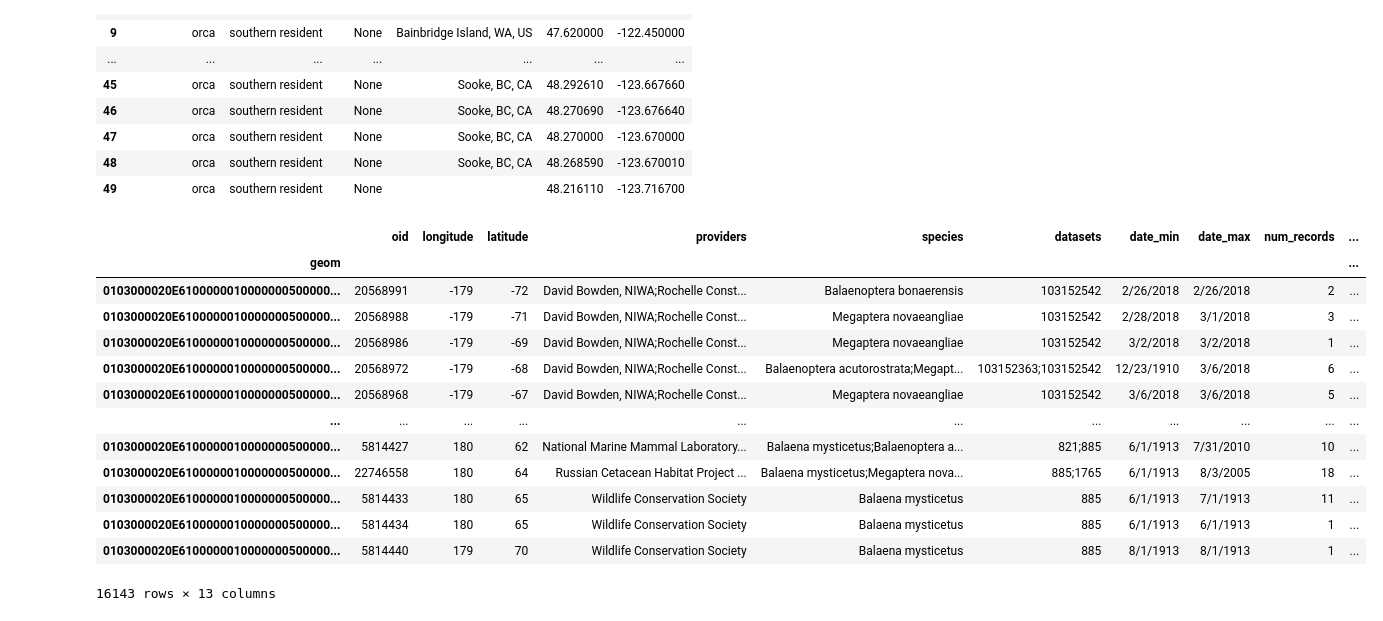
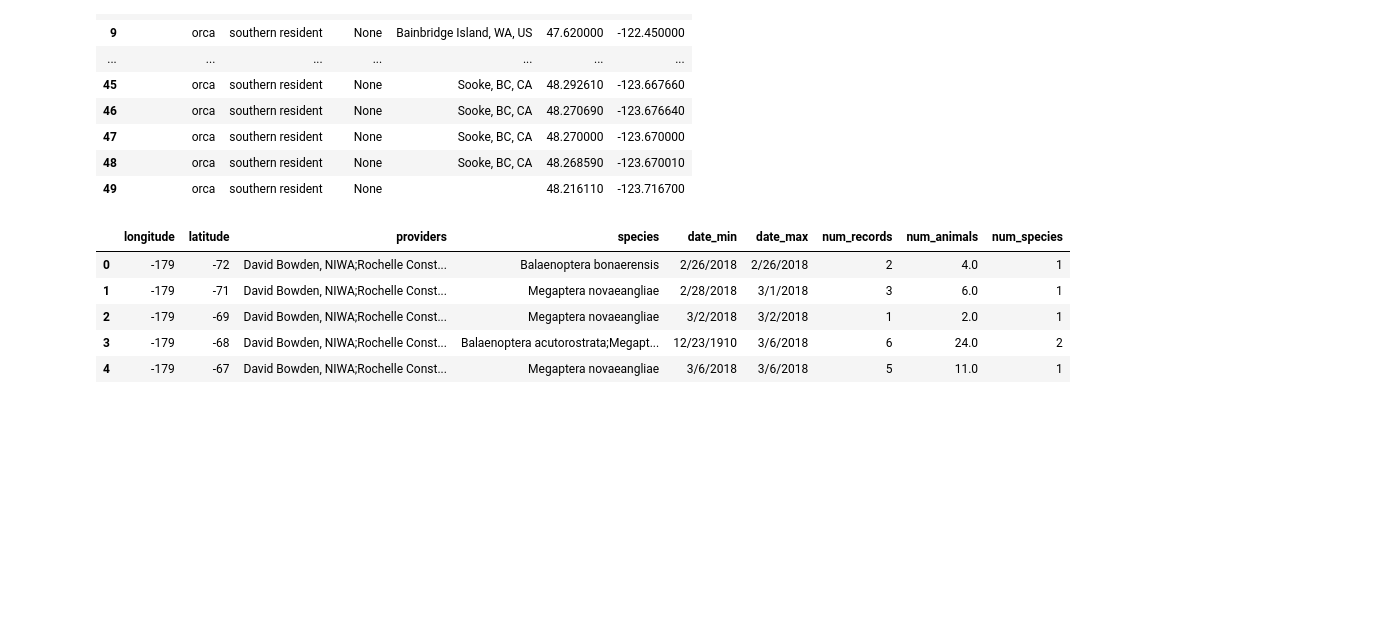
Before and after one commit to lyli888/orca, a Jupyter notebook: WhaleMaps.ipynb, the cells around one changed output. Cells and saved outputs as stored; diff of their text form; code cells hidden in the pictures; blank space fills up the shorter version.

Commit message:
Cleaned up Dataframes

```diff
--- a/WhaleMaps.ipynb
+++ b/WhaleMaps.ipynb
@@ -86,22 +86,15 @@ orca_data
 # %%
 #Reading CSV for whale data
 filename = "resources\seamap_csv.csv"
 seamap_data = pd.read_csv(filename, header=0, index_col=0)
-seamap_data
-#seamap_data.drop(columns=['geom', 'oid', 'geom_wkt', 'csquare', 'datasets'])----- for some reason not removing columns
 #seamap_data
+seamap_data.reset_index(drop=True, inplace=True)
+seamap_data.drop(['oid', 'datasets', 'geom_wkt', 'csquare'], axis = "columns", inplace=True)
+seamap_data.head()
 # %% [output]
-|  | oid | longitude | latitude | providers | species | datasets | date_min | date_max | num_records | ... |
-| geom |  |  |  |  |  |  |  |  |  | ... |
-| 0103000020E6100000010000000500000... | 20568991 | -179 | -72 | David Bowden, NIWA;Rochelle Const... | Balaenoptera bonaerensis | 103152542 | 2/26/2018 | 2/26/2018 | 2 | ... |
-| 0103000020E6100000010000000500000... | 20568988 | -179 | -71 | David Bowden, NIWA;Rochelle Const... | Megaptera novaeangliae | 103152542 | 2/28/2018 | 3/1/2018 | 3 | ... |
-| 0103000020E6100000010000000500000... | 20568986 | -179 | -69 | David Bowden, NIWA;Rochelle Const... | Megaptera novaeangliae | 103152542 | 3/2/2018 | 3/2/2018 | 1 | ... |
-| 0103000020E6100000010000000500000... | 20568972 | -179 | -68 | David Bowden, NIWA;Rochelle Const... | Balaenoptera acutorostrata;Megapt... | 103152363;103152542 | 12/23/1910 | 3/6/2018 | 6 | ... |
-| 0103000020E6100000010000000500000... | 20568968 | -179 | -67 | David Bowden, NIWA;Rochelle Const... | Megaptera novaeangliae | 103152542 | 3/6/2018 | 3/6/2018 | 5 | ... |
-| ... | ... | ... | ... | ... | ... | ... | ... | ... | ... | ... |
-| 0103000020E6100000010000000500000... | 5814427 | 180 | 62 | National Marine Mammal Laboratory... | Balaena mysticetus;Balaenoptera a... | 821;885 | 6/1/1913 | 7/31/2010 | 10 | ... |
-| 0103000020E6100000010000000500000... | 22746558 | 180 | 64 | Russian Cetacean Habitat Project ... | Balaena mysticetus;Megaptera nova... | 885;1765 | 6/1/1913 | 8/3/2005 | 18 | ... |
-| 0103000020E6100000010000000500000... | 5814433 | 180 | 65 | Wildlife Conservation Society | Balaena mysticetus | 885 | 6/1/1913 | 7/1/1913 | 11 | ... |
-| 0103000020E6100000010000000500000... | 5814434 | 180 | 65 | Wildlife Conservation Society | Balaena mysticetus | 885 | 6/1/1913 | 6/1/1913 | 1 | ... |
-| 0103000020E6100000010000000500000... | 5814440 | 179 | 70 | Wildlife Conservation Society | Balaena mysticetus | 885 | 8/1/1913 | 8/1/1913 | 1 | ... |
+|  | longitude | latitude | providers | species | date_min | date_max | num_records | num_animals | num_species |
+| 0 | -179 | -72 | David Bowden, NIWA;Rochelle Const... | Balaenoptera bonaerensis | 2/26/2018 | 2/26/2018 | 2 | 4.0 | 1 |
+| 1 | -179 | -71 | David Bowden, NIWA;Rochelle Const... | Megaptera novaeangliae | 2/28/2018 | 3/1/2018 | 3 | 6.0 | 1 |
+| 2 | -179 | -69 | David Bowden, NIWA;Rochelle Const... | Megaptera novaeangliae | 3/2/2018 | 3/2/2018 | 1 | 2.0 | 1 |
+| 3 | -179 | -68 | David Bowden, NIWA;Rochelle Const... | Balaenoptera acutorostrata;Megapt... | 12/23/1910 | 3/6/2018 | 6 | 24.0 | 2 |
+| 4 | -179 | -67 | David Bowden, NIWA;Rochelle Const... | Megaptera novaeangliae | 3/6/2018 | 3/6/2018 | 5 | 11.0 | 1 |
-16143 rows × 13 columns
```
